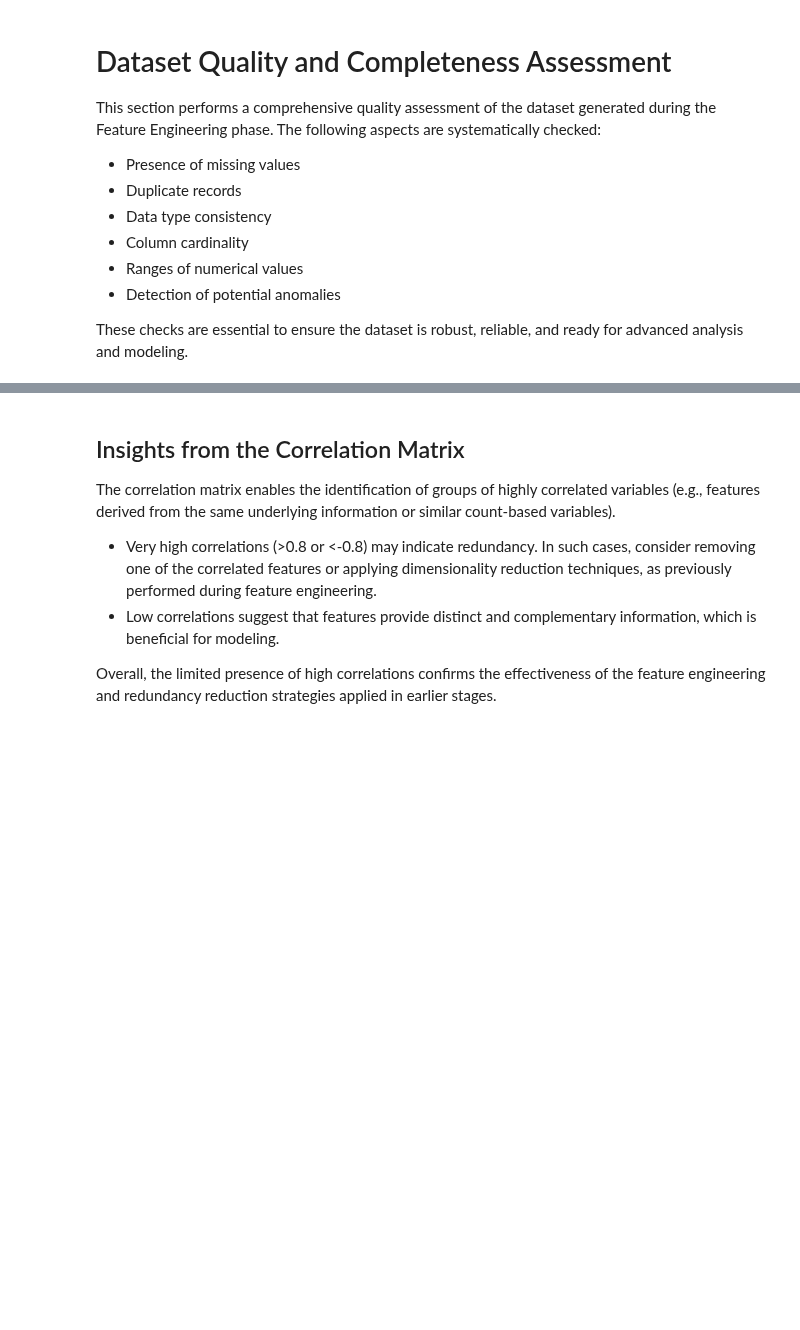
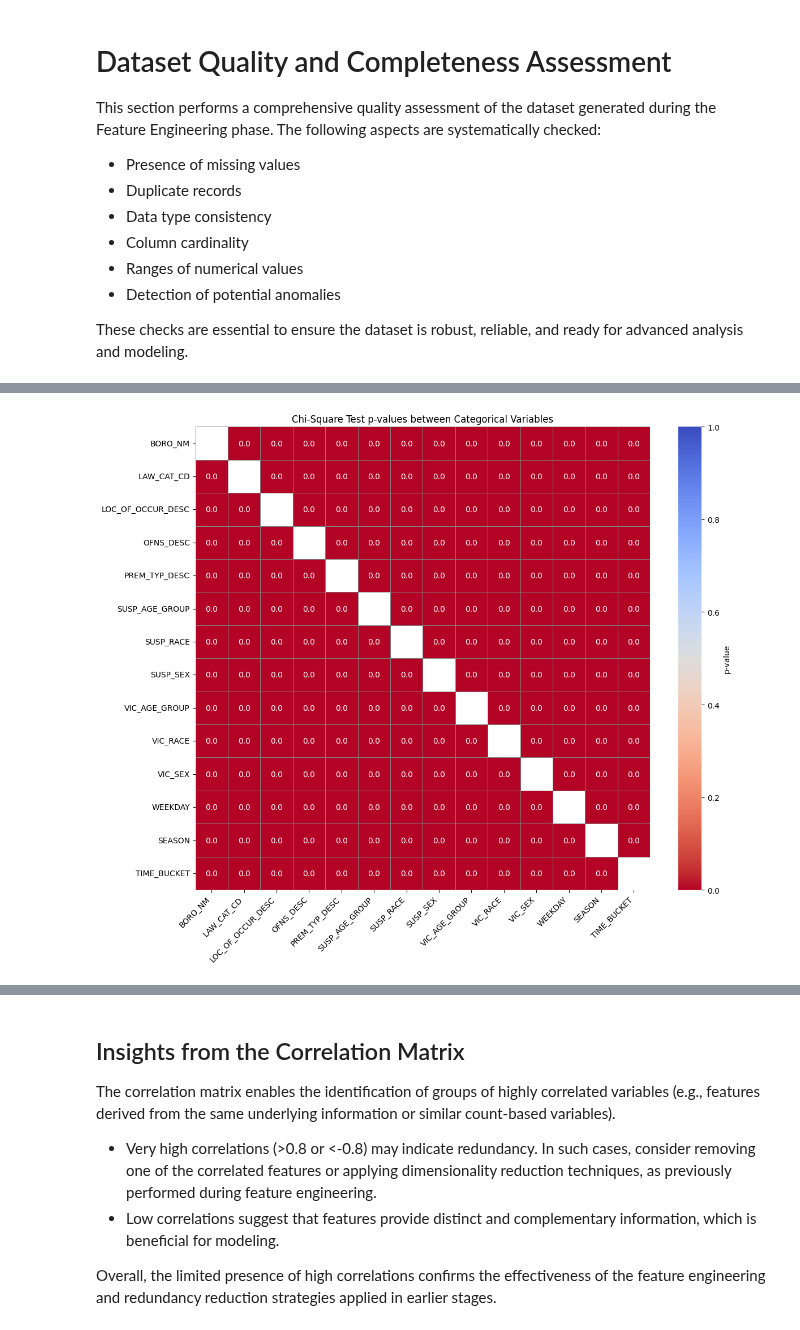
Before and after one commit to effemuraca/crime-analyzer, a Jupyter notebook: Notebooks/DataFinal.ipynb, the cells around one changed output, grey strips where cells are left out. Saved outputs shown, nothing was run; the diff lists cells and outputs as text; code cells hidden in the pictures; blank space fills up the shorter version.

Commit message:
data final fixed

```diff
--- a/Notebooks/DataFinal.ipynb
+++ b/Notebooks/DataFinal.ipynb
@@ -228 +231,62 @@ These validation steps are aligned with best practices in data preprocessing and
+# %%
+from scipy.stats import chi2_contingency
+import pandas as pd
+import numpy as np
+import matplotlib.pyplot as plt
+import seaborn as sns
+
+# Get all categorical columns
+categorical_cols = df.select_dtypes(include=['object', 'category', 'bool']).columns.tolist()
+
+chi2_summary = []
+
+# Perform pairwise chi-square tests
+for i in range(len(categorical_cols)):
+    for j in range(i + 1, len(categorical_cols)):
+        col1 = categorical_cols[i]
+        col2 = categorical_cols[j]
+        contingency_table = pd.crosstab(df[col1], df[col2])
+        if contingency_table.shape[0] > 1 and contingency_table.shape[1] > 1:
+            chi2, p, dof, expected = chi2_contingency(contingency_table)
+            chi2_summary.append({
+                'Variable 1': col1,
+                'Variable 2': col2,
+                'Chi-square': chi2,
+                'p-value': p,
+                'Significant': p < 0.05
+            })
+
+# Create a summary DataFrame
+chi2_df = pd.DataFrame(chi2_summary)
+
+# Create a matrix of p-values
+cat_vars = pd.unique(chi2_df[['Variable 1', 'Variable 2']].values.ravel())
+pval_matrix = pd.DataFrame(np.nan, index=cat_vars, columns=cat_vars)
+
+for _, row in chi2_df.iterrows():
+    pval_matrix.loc[row['Variable 1'], row['Variable 2']] = row['p-value']
+    pval_matrix.loc[row['Variable 2'], row['Variable 1']] = row['p-value']
+
+# Optional: fill diagonal with 0 or NaN
+np.fill_diagonal(pval_matrix.values, np.nan)
+
+# Plot heatmap with p-values
+plt.figure(figsize=(12, 10))
+sns.heatmap(
+    pval_matrix.astype(float),
+    annot=pval_matrix.round(4),
+    fmt='',
+    cmap='coolwarm_r',
+    vmin=0, vmax=1,
+    cbar_kws={'label': 'p-value'},
+    linewidths=0.5,
+    linecolor='gray'
+)
+plt.title('Chi-Square Test p-values between Categorical Variables')
+plt.xticks(rotation=45, ha='right')
+plt.yticks(rotation=0)
+plt.tight_layout()
+plt.show()
+# %% [output]
+[figure, added]
 # %% [markdown]
```
Also changed, not shown: parts of 9 cells of this notebook, 1 other file.
